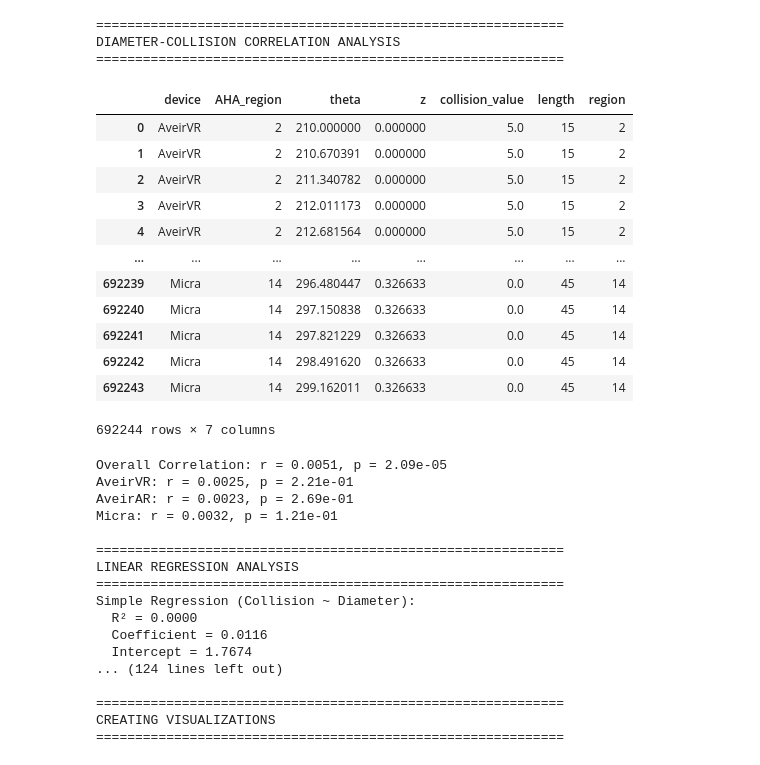
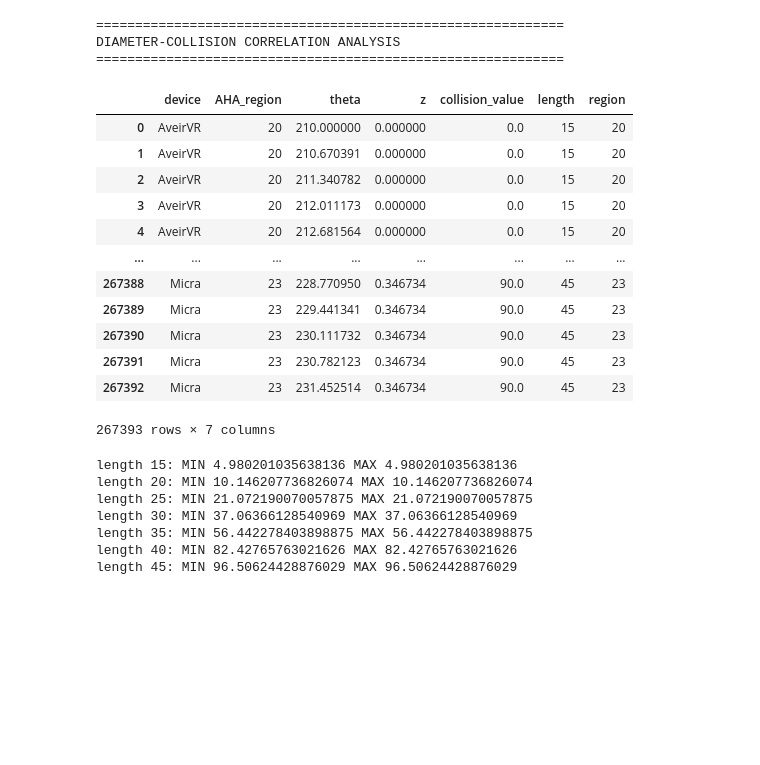
Before and after one commit to angela337/RV_pacing, a Jupyter notebook: Statistics_compare_csv_output_from_AHA_mapping.ipynb, the cells around one changed output. Drawn from its saved outputs; the diff is of its cells as text; code cells hidden in the pictures; blank space fills up the shorter version.

```diff
--- a/Statistics_compare_csv_output_from_AHA_mapping.ipynb
+++ b/Statistics_compare_csv_output_from_AHA_mapping.ipynb
@@ -1162,62 +1217,74 @@ def diameters_stats(df):
 
     print("Analysis complete! Plots saved as 'diameter_collision_analysis.png'")
 
     # 8. SUMMARY STATISTICS TABLE
     print("\n" + "="*60)
     print("SUMMARY STATISTICS TABLE")
     print("="*60)
 
     summary_table = df.groupby(['device', 'diameter']).agg({
         'collision_value': ['count', 'mean', 'std'],
         'length': 'first'  # Just to show corresponding length
     }).round(3)
 
     summary_table.columns = ['Count', 'Mean_Collision', 'Std_Collision', 'Length_mm']
     print(summary_table)
 
 def main():
-    collision_field = 'TV_Collision'
+    collision_field = 'RV_Collision'
     length=[15, 20, 25, 30, 35, 40, 45]
 
+    CSP_flag=True
+
+    if CSP_flag:
+        AHA_regions=[20,21,22,23] # LB, AB, PB, SB
+        #AHA_regions=[22]
+    else:
+        AHA_regions=[2, 3, 8, 9, 14]
+
     # Collect data
-    df = collect_collision_data(collision_field, length)
+    df = collect_collision_data(collision_field, length, AHA_regions=AHA_regions)
     df['region']=df['AHA_region']
+    df['collision_value']=df['collision_value']*10
+
     display(df)
-    diameters_stats(df)
+    for length in range(15,50,5):
+        temp1=df[df['AHA_region']==22]
+        temp2=temp1[temp1['length']==length]
+
+        M=np.mean(temp2[temp2['device']=='Micra']['collision_value'])
+        AR=np.mean(temp2[temp2['device']=='Micra']['collision_value'])
+        VR=np.mean(temp2[temp2['device']=='Micra']['collision_value'])
+
+        print(f'length {length}: MIN {min(M,AR,VR)} MAX {max(M,AR,VR)}')
+        #print(f'length: {length}  MIN: {(min(np.array(vals))):1.2f}  MAX: {(max(np.array(vals))):1.2f}')
+    #display(max(np.array(vals)))
+
+    #diameters_stats(df)
     # Perform statistical analysis
 if __name__ == "__main__":
     main()
 # %% [output]
 ============================================================
 DIAMETER-COLLISION CORRELATION ANALYSIS
 ============================================================
 |  | device | AHA_region | theta | z | collision_value | length | region |
-| 0 | AveirVR | 2 | 210.000000 | 0.000000 | 5.0 | 15 | 2 |
-| 1 | AveirVR | 2 | 210.670391 | 0.000000 | 5.0 | 15 | 2 |
-| 2 | AveirVR | 2 | 211.340782 | 0.000000 | 5.0 | 15 | 2 |
-| 3 | AveirVR | 2 | 212.011173 | 0.000000 | 5.0 | 15 | 2 |
-| 4 | AveirVR | 2 | 212.681564 | 0.000000 | 5.0 | 15 | 2 |
+| 0 | AveirVR | 20 | 210.000000 | 0.000000 | 0.0 | 15 | 20 |
+| 1 | AveirVR | 20 | 210.670391 | 0.000000 | 0.0 | 15 | 20 |
+| 2 | AveirVR | 20 | 211.340782 | 0.000000 | 0.0 | 15 | 20 |
+| 3 | AveirVR | 20 | 212.011173 | 0.000000 | 0.0 | 15 | 20 |
+| 4 | AveirVR | 20 | 212.681564 | 0.000000 | 0.0 | 15 | 20 |
 | ... | ... | ... | ... | ... | ... | ... | ... |
-| 692239 | Micra | 14 | 296.480447 | 0.326633 | 0.0 | 45 | 14 |
-| 692240 | Micra | 14 | 297.150838 | 0.326633 | 0.0 | 45 | 14 |
-| 692241 | Micra | 14 | 297.821229 | 0.326633 | 0.0 | 45 | 14 |
-| 692242 | Micra | 14 | 298.491620 | 0.326633 | 0.0 | 45 | 14 |
-| 692243 | Micra | 14 | 299.162011 | 0.326633 | 0.0 | 45 | 14 |
+| 267388 | Micra | 23 | 228.770950 | 0.346734 | 90.0 | 45 | 23 |
+| 267389 | Micra | 23 | 229.441341 | 0.346734 | 90.0 | 45 | 23 |
+| 267390 | Micra | 23 | 230.111732 | 0.346734 | 90.0 | 45 | 23 |
+| 267391 | Micra | 23 | 230.782123 | 0.346734 | 90.0 | 45 | 23 |
+| 267392 | Micra | 23 | 231.452514 | 0.346734 | 90.0 | 45 | 23 |
-692244 rows × 7 columns
+267393 rows × 7 columns
-Overall Correlation: r = 0.0051, p = 2.09e-05
-AveirVR: r = 0.0025, p = 2.21e-01
-AveirAR: r = 0.0023, p = 2.69e-01
-Micra: r = 0.0032, p = 1.21e-01
-
-============================================================
-LINEAR REGRESSION ANALYSIS
-============================================================
-Simple Regression (Collision ~ Diameter):
-  R² = 0.0000
-  Coefficient = 0.0116
-  Intercept = 1.7674
-... (124 lines left out)
-
-============================================================
-CREATING VISUALIZATIONS
-============================================================
+length 15: MIN 4.980201035638136 MAX 4.980201035638136
+length 20: MIN 10.146207736826074 MAX 10.146207736826074
+length 25: MIN 21.072190070057875 MAX 21.072190070057875
+length 30: MIN 37.06366128540969 MAX 37.06366128540969
+length 35: MIN 56.442278403898875 MAX 56.442278403898875
+length 40: MIN 82.42765763021626 MAX 82.42765763021626
+length 45: MIN 96.50624428876029 MAX 96.50624428876029
```
Also changed, not shown: parts of 3 cells of this notebook, 4 other files.
